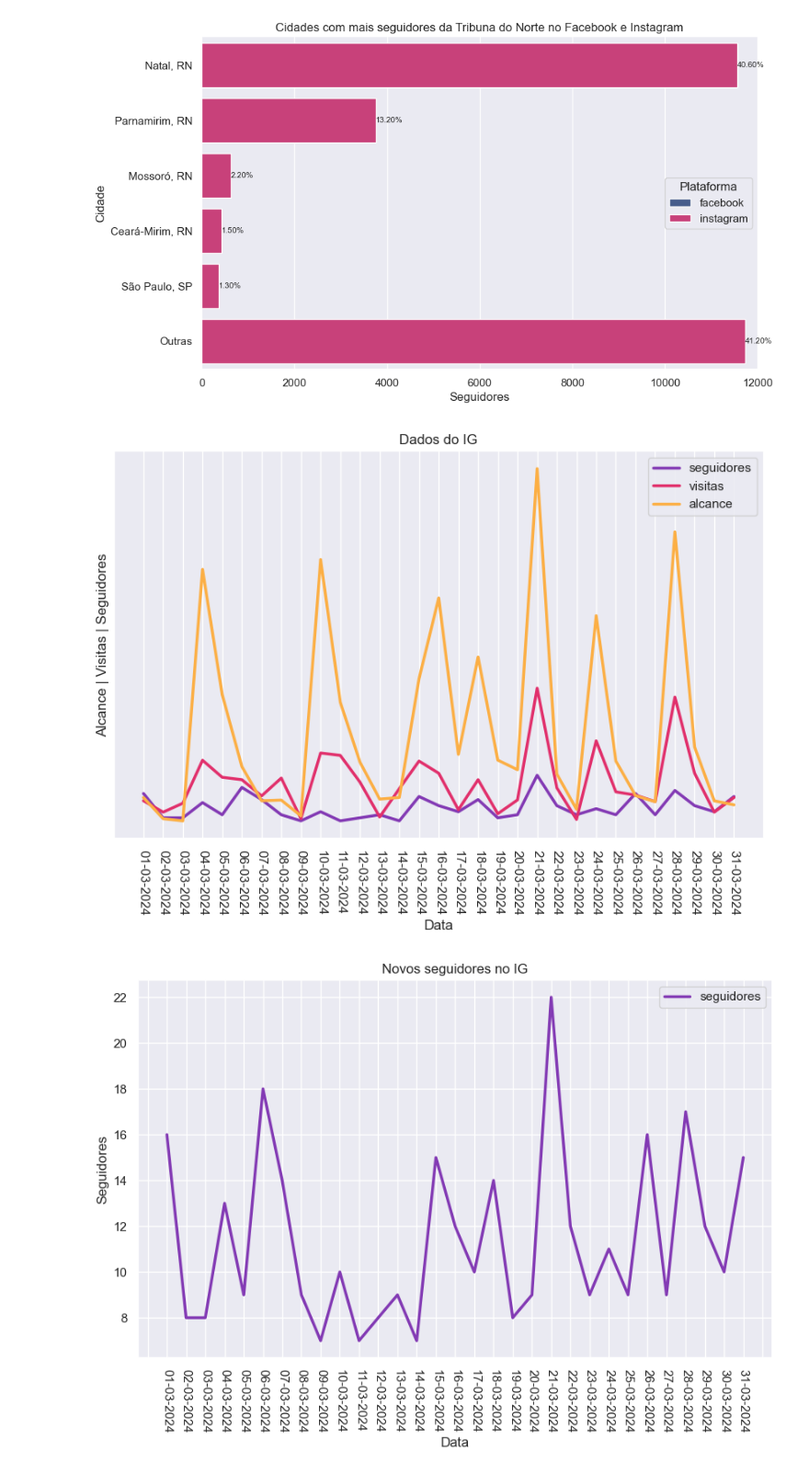
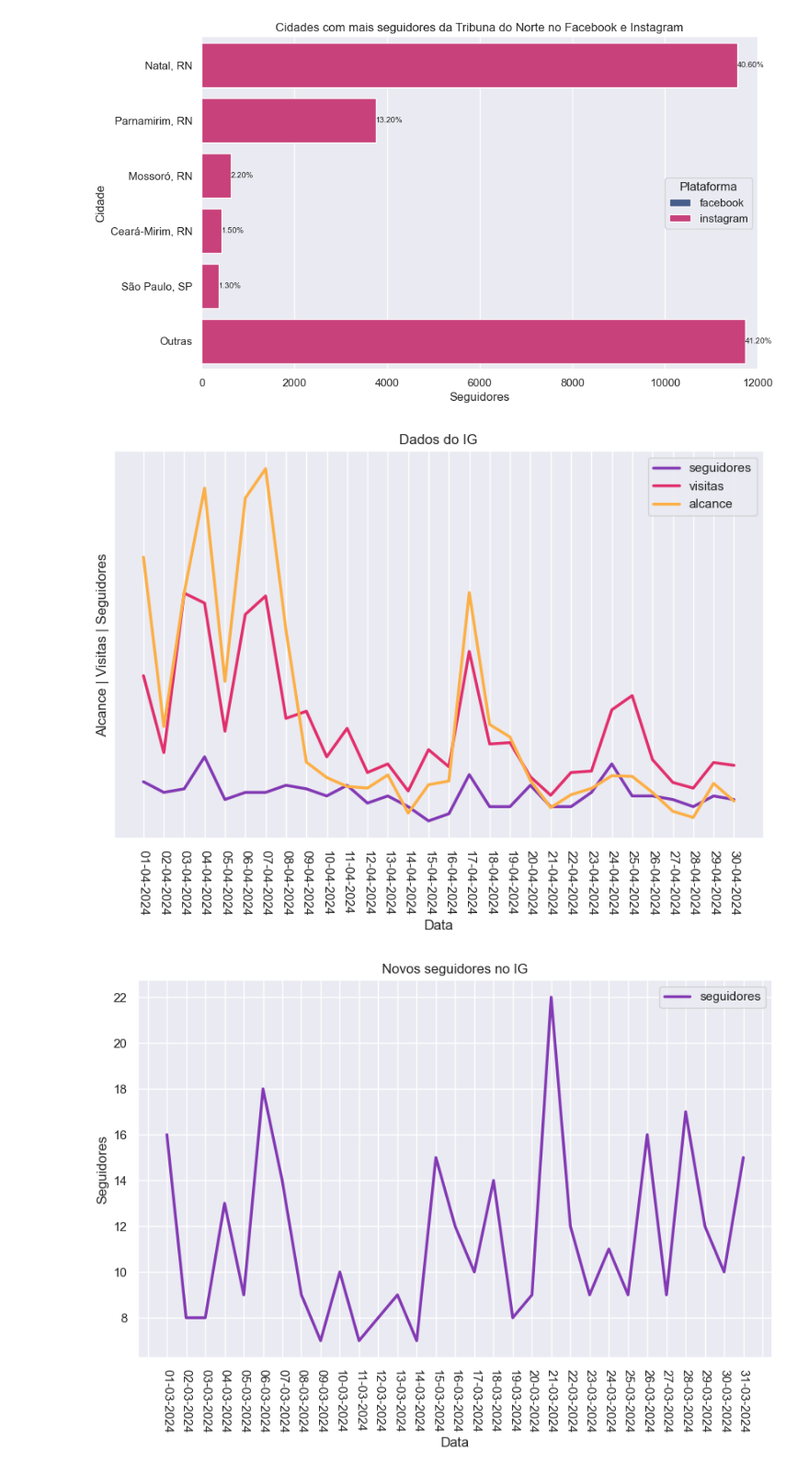
Before and after one commit to alisson002/Relat-rios-TN-e-JPN_Python, a Jupyter notebook: abril-24/jpn/graficosPythonabril.ipynb, the cells around one changed output. Shown at 92% size. Cells and saved outputs as stored; diff of their text form; code cells hidden in the pictures.

```diff
--- a/abril-24/jpn/graficosPythonabril.ipynb
+++ b/abril-24/jpn/graficosPythonabril.ipynb
@@ -155,6 +155,33 @@ sns.despine(left=True, bottom=True)
 plt.show()
 # %% [output]
 [figure]
+# %%
+'''
+https://business.facebook.com
+
+https://business.facebook.com/latest/insights/results?asset_id=146958865328939&ad_account_id=23862053469140633&entity_type=FB_PAGE
+
+CAMINHO: Insights (barra lateral) >>> Resultados (menu lateral) >>>
+
+Ações: Exportar (3 dropdown) >>> Exportar como csv
+'''
+import csv
+
+def encontrar_frase_em_csv_meta(nome_arquivo, frase_procurada):
+    try:
+        with open(nome_arquivo, 'r', newline='', encoding='utf-16') as arquivo_csv:
+            leitor_csv = csv.reader(arquivo_csv)
+
+            for numero_linha, linha in enumerate(leitor_csv, start=1):
+                if frase_procurada in linha:
+                    return numero_linha
+
+        # Se a frase não for encontrada em nenhuma linha
+        return -1
+
+    except FileNotFoundError:
+        print(f'O arquivo {nome_arquivo} não foi encontrado.')
+        return -1
 # %%
 '''
 https://business.facebook.com
@@ -184,31 +211,31 @@ def encontrar_frase_em_csv_meta(nome_arquivo, frase_procurada):
         return -1
 
 # ALCANCE
-inicio_alcanceIG = encontrar_frase_em_csv_meta(r'C:\Users\Usuario\Documents\Repositórios\csv\JPN\Alcance.csv', 'Alcance do Instagram')
+inicio_alcanceIG = encontrar_frase_em_csv_meta(r'C:\Users\aliss\Documents\Repositórios\csv\JPN\Alcance.csv', 'Alcance do Instagram')
 
-alcanceIG = pd.read_csv(r'C:\Users\Usuario\Documents\Repositórios\csv\JPN\Alcance.csv', skiprows=inicio_alcanceIG, encoding='utf-16', skip_blank_lines=True)
+alcanceIG = pd.read_csv(r'C:\Users\aliss\Documents\Repositórios\csv\JPN\Alcance.csv', skiprows=inicio_alcanceIG, encoding='utf-16', skip_blank_lines=True)
 
 alcanceIG['Data'] = pd.to_datetime(alcanceIG['Data']).dt.strftime('%d-%m-%Y')
 
 # VISITAS
-inicio_visitasIG = encontrar_frase_em_csv_meta(r'C:\Users\Usuario\Documents\Repositórios\csv\JPN\Visitas.csv', 'Visitas ao perfil do Instagram')
+inicio_visitasIG = encontrar_frase_em_csv_meta(r'C:\Users\aliss\Documents\Repositórios\csv\JPN\Visitas.csv', 'Visitas ao perfil do Instagram')
 
-final_visitasIG = encontrar_frase_em_csv_meta(r'C:\Users\Usuario\Documents\Repositórios\csv\JPN\Visitas.csv', 'Visitas ao Facebook')
+#final_visitasIG = encontrar_frase_em_csv_meta(r'C:\Users\aliss\Documents\Repositórios\csv\JPN\Visitas.csv', 'Visitas ao Facebook')
 
-visitasIG = pd.read_csv(r'C:\Users\Usuario\Documents\Repositórios\csv\JPN\Visitas.csv', skiprows=inicio_visitasIG, encoding='utf-16', skip_blank_lines=True,nrows=final_visitasIG-5)
+visitasIG = pd.read_csv(r'C:\Users\aliss\Documents\Repositórios\csv\JPN\Visitas.csv', skiprows=inicio_visitasIG, encoding='utf-16', skip_blank_lines=True)
 
 visitasIG['Data'] = pd.to_datetime(visitasIG['Data']).dt.strftime('%d-%m-%Y')
 
-visitasIG['Primary'] = visitasIG['Primary']*80
+visitasIG['Primary'] = visitasIG['Primary']*100
 
 # SEGUIDORES
-inicio_seguidoresIG = encontrar_frase_em_csv_meta(r'C:\Users\Usuario\Documents\Repositórios\csv\JPN\Seguidores.csv', 'Seguidos no Instagram')
+inicio_seguidoresIG = encontrar_frase_em_csv_meta(r'C:\Users\aliss\Documents\Repositórios\csv\JPN\Seguidores.csv', 'Seguidores no Instagram')
 
-seguidoresIG = pd.read_csv(r'C:\Users\Usuario\Documents\Repositórios\csv\JPN\Seguidores.csv', skiprows=inicio_seguidoresIG, encoding='utf-16', skip_blank_lines=True)
+seguidoresIG = pd.read_csv(r'C:\Users\aliss\Documents\Repositórios\csv\JPN\Seguidores.csv', skiprows=inicio_seguidoresIG, encoding='utf-16', skip_blank_lines=True)
 
 seguidoresIG['Data'] = pd.to_datetime(seguidoresIG['Data']).dt.strftime('%d-%m-%Y')
 
-seguidoresIG['Primary'] = seguidoresIG['Primary']*300
+seguidoresIG['Primary'] = seguidoresIG['Primary']*250
 
 
 # social_media_data['Data'] = pd.to_datetime(social_media_data['Data'])
@@ -219,34 +246,34 @@ seguidoresIG['Primary'] = seguidoresIG['Primary']*300
 sns.set_theme(style="darkgrid")
 
 # Criando o gráfico de linhas
 plt.figure(figsize=(10, 6))  # Definindo o tamanho da figura
 
 # Definindo a paleta de cores desejada
 cores = ["#833AB4", "#E1306C", "#FCAF45"]
 
 # Plotando o gráfico de linhas
 sns.lineplot(x="Data", y="Primary", data=seguidoresIG, label="seguidores", linewidth=2.5, color=cores[0])
 sns.lineplot(x="Data", y="Primary", data=visitasIG, label="visitas", linewidth=2.5, color=cores[1])
 sns.lineplot(x="Data", y="Primary", data=alcanceIG, label="alcance", linewidth=2.5, color=cores[2])
 
 # Ajustando o intervalo entre as datas no eixo x
 #plt.gca().xaxis.set_major_locator(mdates.DayLocator(interval=1))  # Intervalo de 1 dia
 
 plt.xticks(rotation=-90)
 
 # Adicionando rótulos e título ao gráfico
 plt.xlabel("Data")
 plt.ylabel("Alcance | Visitas | Seguidores")
 plt.title("Dados do IG")
 
 plt.yticks([])
 
 plt.legend()
 
 # Exibindo o gráfico
 plt.show()
 # %% [output]
-[figure, old version]
+[figure, new version]
 # %%
 # SEGUIDORES
 inicio_seguidoresIG = encontrar_frase_em_csv_meta(r'C:\Users\Usuario\Documents\Repositórios\csv\JPN\Seguidores.csv', 'Seguidos no Instagram')
```
Also changed, not shown: parts of 1 cell of this notebook, 3 other files.
